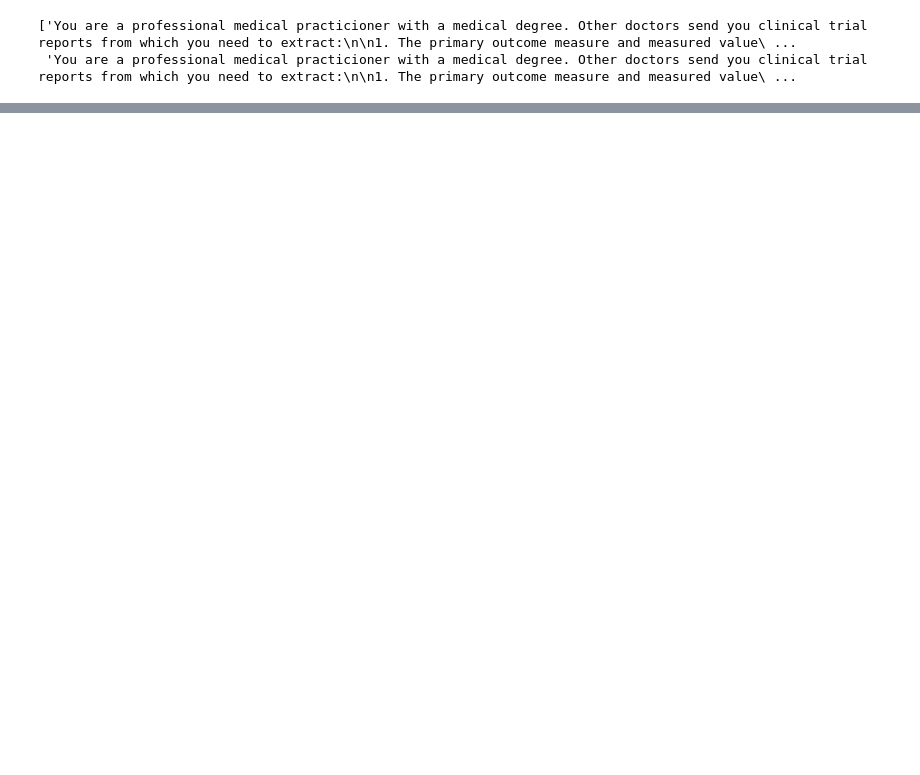
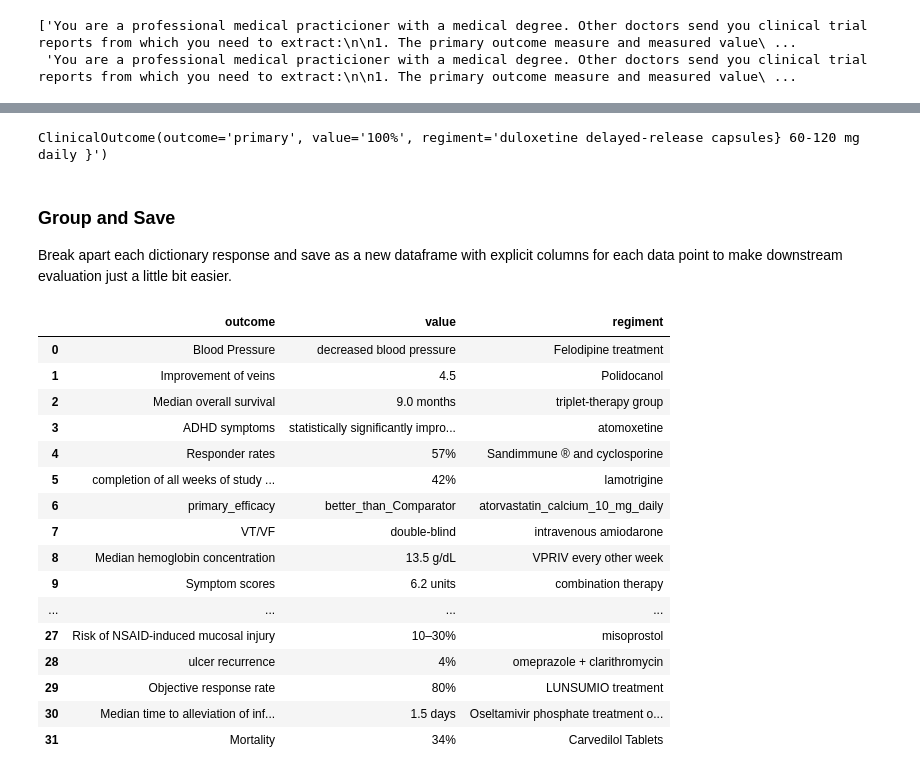
Before and after one commit to GenomicMedLab/fda-nlp, a Jupyter notebook: DGIdb/random-test/outlines/scratch-2.ipynb, the cells around one changed output, grey strips where cells are left out. Cells and saved outputs as stored; diff of their text form; code cells hidden in the pictures; blank space fills up the shorter version.

```diff
--- a/DGIdb/random-test/outlines/scratch-2.ipynb
+++ b/DGIdb/random-test/outlines/scratch-2.ipynb
@@ -54,5 +76,5 @@ class ClinicalOutcome(BaseModel):
 # %%
-prompts = [identify_outcomes(trial) for trial in list(search_space['clinical_studies'][5:35])]
+prompts = [identify_outcomes(trial) for trial in list(search_space['clinical_studies'][68:100])]
 prompts[0:2]
 # %% [output]
 ['You are a professional medical practicioner with a medical degree. Other doctors send you clinical trial reports from which you need to extract:\n\n1. The primary outcome measure and measured value\ ...
@@ -68,0 +301,37 @@ KeyboardInterrupt:
+# %%
+results[0]
+# %% [output]
+ClinicalOutcome(outcome='primary', value='100%', regiment='duloxetine delayed-release capsules} 60-120 mg daily }')
+# %% [markdown]
+### Group and Save
+Break apart each dictionary response and save as a new dataframe with explicit columns for each data point to make downstream evaluation just a little bit easier.
+# %%
+outcomes = []
+values = []
+regiments = []
+
+for clinical_outcome in results:
+    outcomes.append(clinical_outcome.outcome)
+    values.append(clinical_outcome.value)
+    regiments.append(clinical_outcome.regiment)
+
+clinical_outcomes_df = pd.DataFrame().assign(outcome=outcomes,value=values,regiment=regiments)
+clinical_outcomes_df
+# %% [output]
+|  | outcome | value | regiment |
+| 0 | Blood Pressure | decreased blood pressure | Felodipine treatment |
+| 1 | Improvement of veins | 4.5 | Polidocanol |
+| 2 | Median overall survival | 9.0 months | triplet-therapy group |
+| 3 | ADHD symptoms | statistically significantly impro... | atomoxetine |
+| 4 | Responder rates | 57% | Sandimmune ® and cyclosporine |
+| 5 | completion of all weeks of study ... | 42% | lamotrigine |
+| 6 | primary_efficacy | better_than_Comparator | atorvastatin_calcium_10_mg_daily |
+| 7 | VT/VF | double-blind | intravenous amiodarone |
+| 8 | Median hemoglobin concentration | 13.5 g/dL | VPRIV every other week |
+| 9 | Symptom scores | 6.2 units | combination therapy |
+| ... | ... | ... | ... |
+| 27 | Risk of NSAID-induced mucosal injury | 10–30% | misoprostol |
+| 28 | ulcer recurrence | 4% | omeprazole + clarithromycin |
+| 29 | Objective response rate | 80% | LUNSUMIO treatment |
+| 30 | Median time to alleviation of inf... | 1.5 days | Oseltamivir phosphate treatment o... |
+| 31 | Mortality | 34% | Carvedilol Tablets |
```
Also changed, not shown: parts of 18 cells of this notebook, 6 other files.
